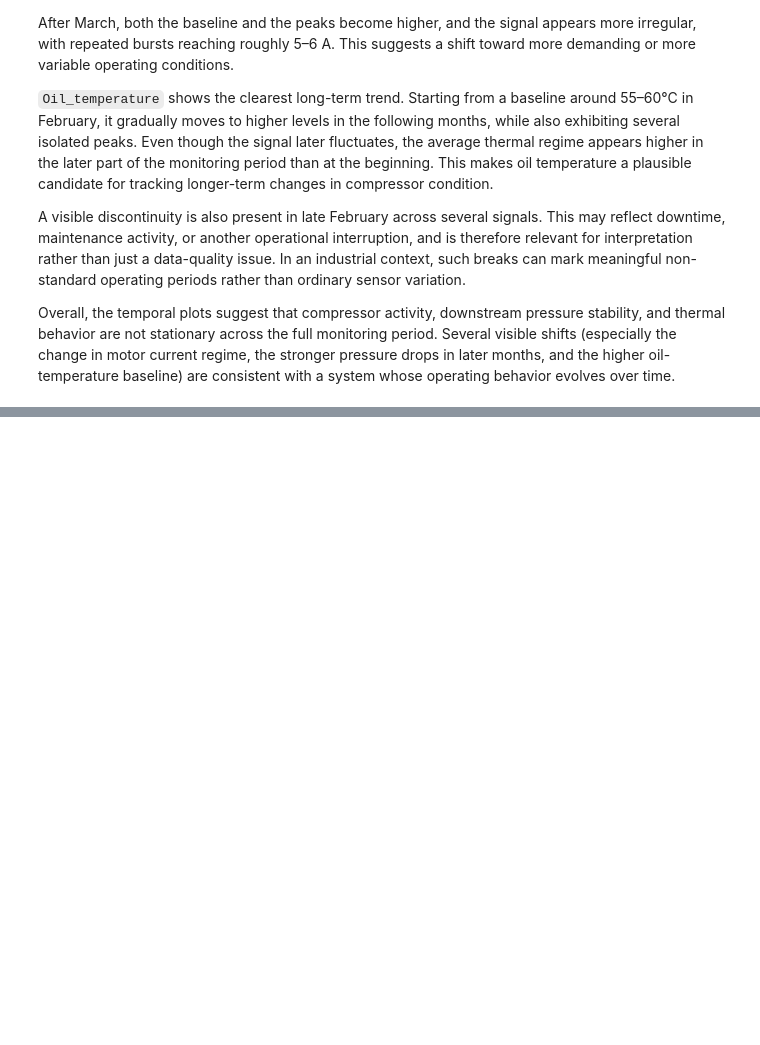
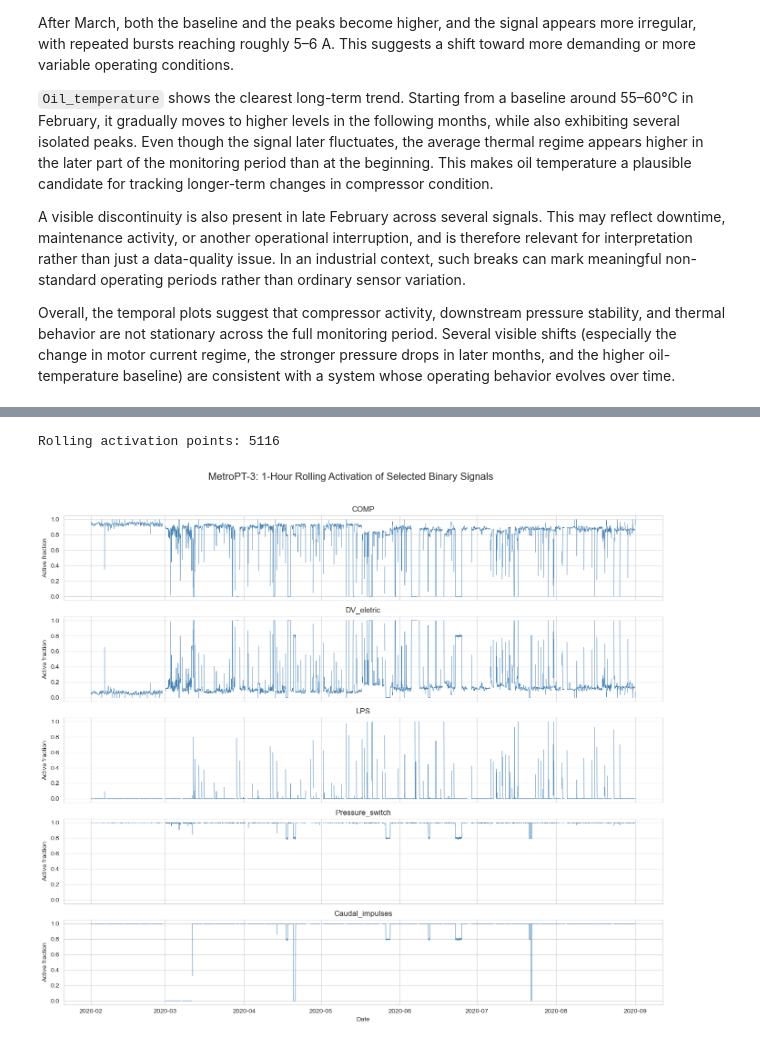
Before and after one commit to Vanya2307/Predictive-Maintenance-Fluid-Systems, a Jupyter notebook: notebooks/02_exploratory_data_analysis.ipynb, the cells around one changed output, grey strips where cells are left out. Drawn from its saved outputs; the diff is of its cells as text; code cells hidden in the pictures; blank space fills up the shorter version.

Commit message:
Complete MetroPT EDA

```diff
--- a/notebooks/02_exploratory_data_analysis.ipynb
+++ b/notebooks/02_exploratory_data_analysis.ipynb
@@ -257,0 +272,37 @@ Overall, the temporal plots suggest that compressor activity, downstream pressur
+# %%
+plot_cols = ['COMP', 'DV_eletric', 'LPS', 'Pressure_switch', 'Caudal_impulses']
+
+# Rolling activation rate: fraction of time the signal is active within a 1-hour window
+metro_binary = (
+    metro.set_index('timestamp')[plot_cols]
+    .sort_index()
+)
+
+binary_rolling = metro_binary.rolling('1h').mean()
+
+# Hourly resampling for a cleaner long-term view
+binary_rolling = binary_rolling.resample('1h').mean().reset_index()
+
+print(f"Rolling activation points: {len(binary_rolling)}")
+# %% [output]
+Rolling activation points: 5116
+# %%
+fig, axes = plt.subplots(len(plot_cols), 1, figsize=(14, 12), sharex=True)
+
+for i, col in enumerate(plot_cols):
+    axes[i].plot(
+        binary_rolling['timestamp'],
+        binary_rolling[col],
+        color='steelblue',
+        linewidth=0.7
+    )
+    axes[i].set_title(col)
+    axes[i].set_ylabel('Active fraction')
+    axes[i].set_ylim(-0.05, 1.05)
+
+axes[-1].set_xlabel('Date')
+fig.suptitle('MetroPT-3: 1-Hour Rolling Activation of Selected Binary Signals', fontsize=16, y=1.02)
+plt.tight_layout()
+plt.show()
+# %% [output]
+[figure, added]
```
Also changed, not shown: parts of 16 cells of this notebook, 1 other file.
